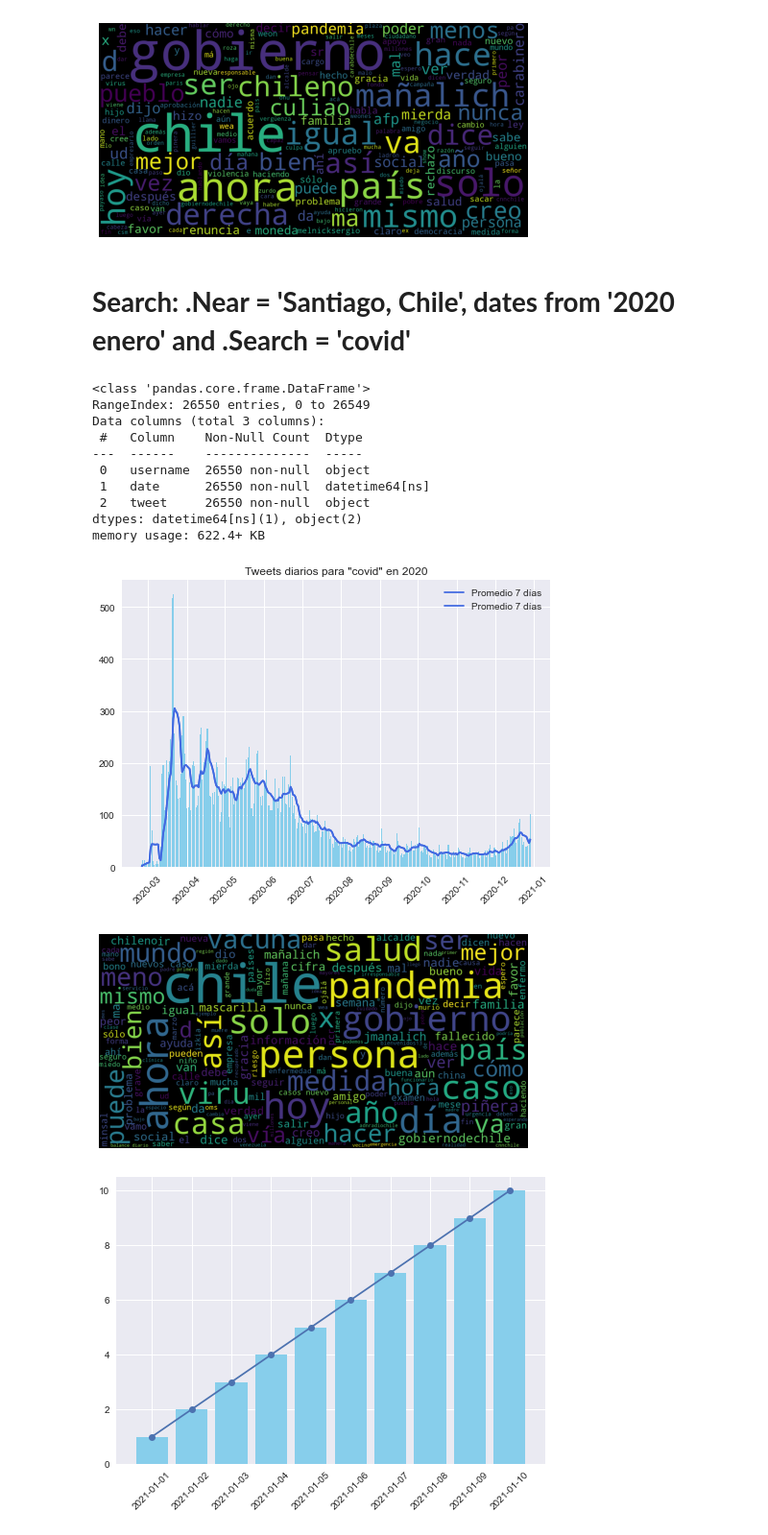
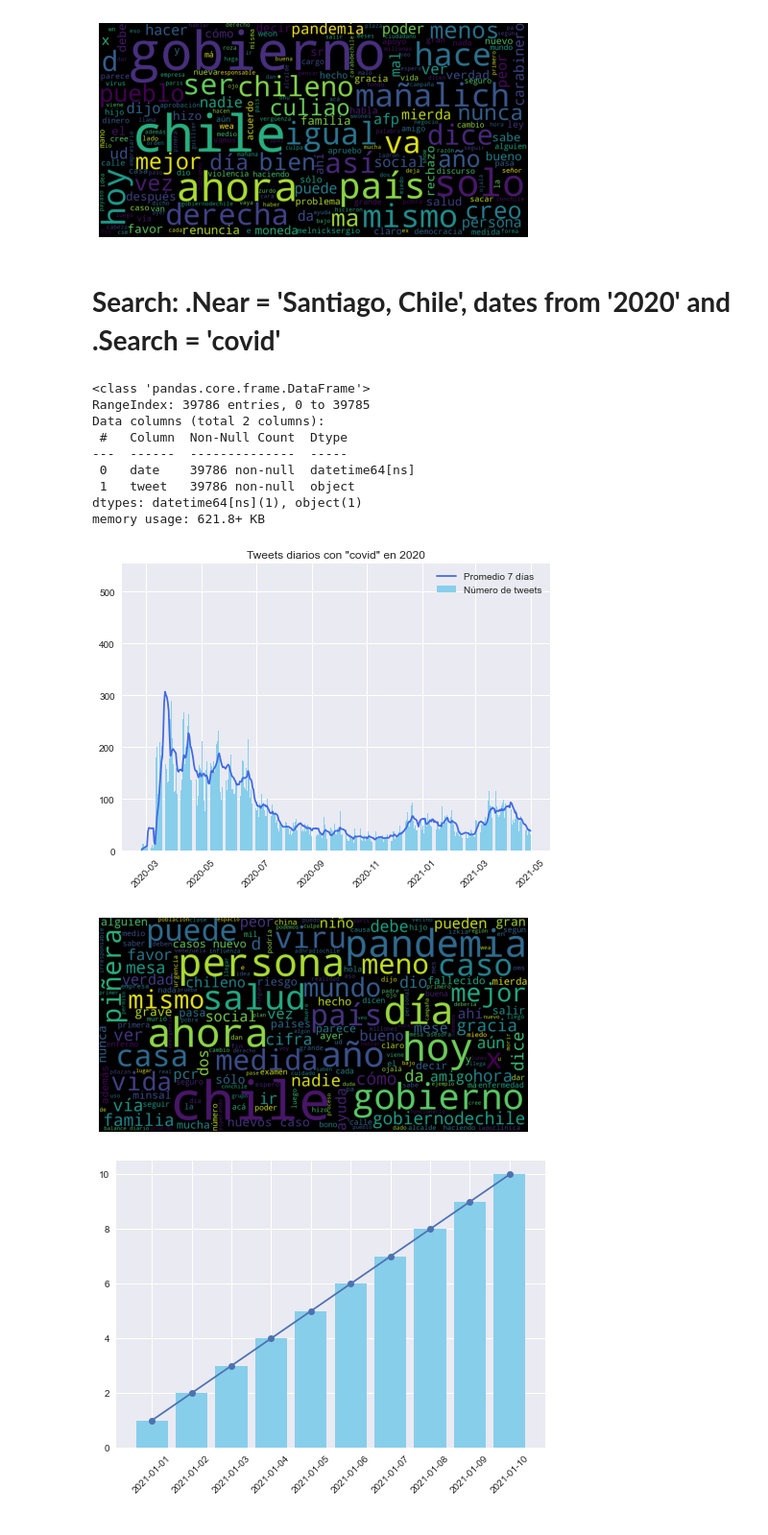
Before and after one commit to jignaciocastro8/data-project, a Jupyter notebook: tweets_data_review.ipynb, the cells around one changed output. Shown at 96% size. Saved outputs shown, nothing was run; the diff lists cells and outputs as text; code cells hidden in the pictures.

```diff
--- a/tweets_data_review.ipynb
+++ b/tweets_data_review.ipynb
@@ -204,19 +204,18 @@ wordcloud_tweets(df = pinera, file_name = 'wordcloud_santiago_pinera_2020', save
 # %% [output]
 [figure]
 # %% [markdown]
-# **Search: .Near = 'Santiago, Chile', dates from '2020 enero' and .Search = 'covid'**
+# **Search: .Near = 'Santiago, Chile', dates from '2020' and .Search = 'covid'**
 # %%
-covid_2020 = pd.read_csv('data/santiago_covid_2020.csv')[['username', 'date', 'tweet']]
+covid_2020 = pd.read_csv('data/santiago_covid_2020.csv')[['date', 'tweet']]
 covid_2020['date'] = [datetime.datetime.strptime(date, '%Y-%m-%d') for date in covid_2020['date']]
 covid_2020.info()
 # %% [output]
 <class 'pandas.core.frame.DataFrame'>
-RangeIndex: 26550 entries, 0 to 26549
-Data columns (total 3 columns):
- #   Column    Non-Null Count  Dtype
----  ------    --------------  -----
- 0   username  26550 non-null  object
- 1   date      26550 non-null  datetime64[ns]
- 2   tweet     26550 non-null  object
-dtypes: datetime64[ns](1), object(2)
-memory usage: 622.4+ KB
+RangeIndex: 39786 entries, 0 to 39785
+Data columns (total 2 columns):
+ #   Column  Non-Null Count  Dtype
+---  ------  --------------  -----
+ 0   date    39786 non-null  datetime64[ns]
+ 1   tweet   39786 non-null  object
+dtypes: datetime64[ns](1), object(1)
+memory usage: 621.8+ KB
@@ -225,9 +222,12 @@ groupby = covid_2020.groupby('date').count()
+# %%
+groupby = covid_2020[covid_2020['date'] <= datetime.datetime(2021,5,1)].groupby('date').count()
 # %%
-plt.bar(groupby.index[7:], groupby['tweet'][7:], color='skyblue')
-plt.plot(groupby.index[7:], groupby.rolling(window=7).mean()[7:], color='royalblue', label='Promedio 7 días')
-plt.title('Tweets diarios para "covid" en 2020')
+plt.bar(groupby.index[7:], groupby['tweet'][7:], color='skyblue', label='Número de tweets')
+plt.plot(groupby.index[7:], groupby.rolling(window=7).mean()[7:], label='Promedio 7 días', color='royalblue')
+plt.title('Tweets diarios con "covid" en 2020')
 plt.legend()
 plt.xticks(rotation=45)
+#plt.savefig('imgs/serie_covid_2020.png')
 plt.show()
 # %% [output]
-[figure, old version]
+[figure, new version]
@@ -234,7 +239,7 @@ plt.show()
 # %%
 wordcloud_tweets(df = covid_2020, file_name = 'wordcloud_santiago_covid_2020', save = False, forbidden_words=['covid'])
 # %% [output]
-[figure, old version]
+[figure, new version]
 # %%
 dates = pd.date_range('2021-01-01', freq='D', periods=10)
 plt.bar(dates, range(1, 11), color='skyblue')
```
Also changed, not shown: parts of 11 cells of this notebook, 13 other files.
